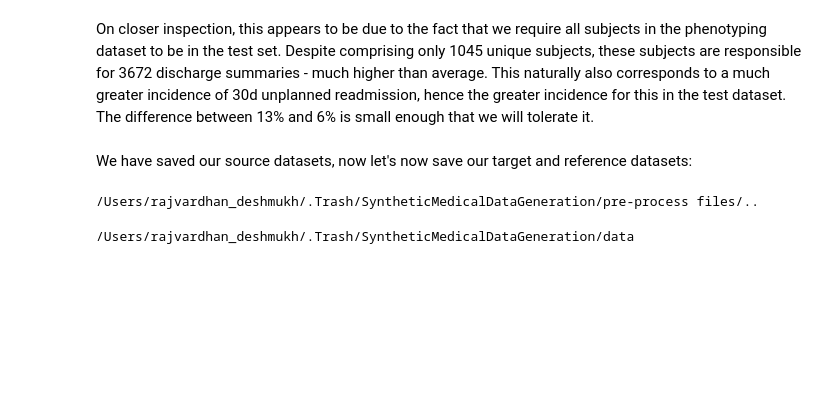
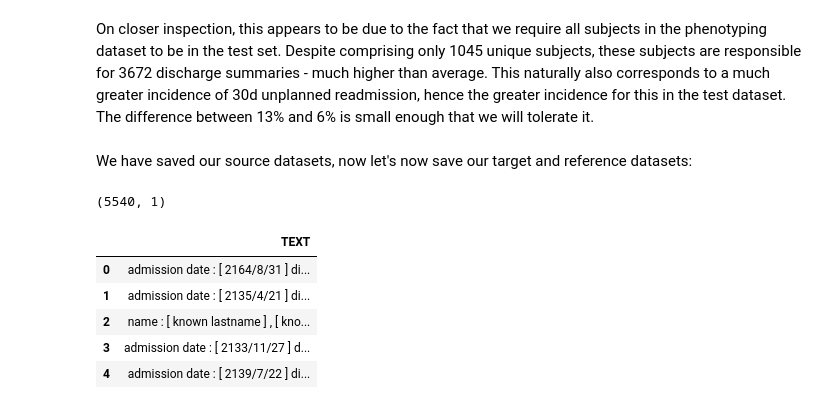
Before and after one commit to nehalb123/SyntheticMedicalDataGeneration, a Jupyter notebook: pre-process files/03_preprocess_discharge_summaries.ipynb, the cells around one changed output. Cells and saved outputs as stored; diff of their text form; code cells hidden in the pictures; blank space fills up the shorter version.

```diff
--- a/pre-process files/03_preprocess_discharge_summaries.ipynb
+++ b/pre-process files/03_preprocess_discharge_summaries.ipynb
@@ -916,12 +955,20 @@ We have saved our source datasets, now let's now save our target and reference d
 # %%
 # create target files
 
-tgt_train = pd.DataFrame(src_train, columns = ["text"])
-tgt_val = pd.DataFrame(src_val, columns = ["text"])
-tgt_test = pd.DataFrame(src_test, columns = ["text"])
+tgt_train = pd.DataFrame(src_train, columns = ["TEXT"])
+tgt_val = pd.DataFrame(src_val, columns = ["TEXT"])
+tgt_test = pd.DataFrame(src_test, columns = ["TEXT"])
 
 print(tgt_test.shape)
 tgt_test.head()
+# %% [output]
+(5540, 1)
+|  | TEXT |
+| 0 | admission date : [ 2164/8/31 ] di... |
+| 1 | admission date : [ 2135/4/21 ] di... |
+| 2 | name : [ known lastname ] , [ kno... |
+| 3 | admission date : [ 2133/11/27 ] d... |
+| 4 | admission date : [ 2139/7/22 ] di... |
 # %%
 # save target files to disk
 
@@ -941,11 +985,0 @@ tria=open("trial.txt", "w+")
-# %%
-from pathlib import Path
-path = Path("../data")
-print(path.parent.absolute())
-# %% [output]
-/Users/rajvardhan_deshmukh/.Trash/SyntheticMedicalDataGeneration/pre-process files/..
-# %%
-import os
-print(os.path.abspath(os.path.join("../data/file.txt", os.pardir)))
-# %% [output]
-/Users/rajvardhan_deshmukh/.Trash/SyntheticMedicalDataGeneration/data
```
Also changed, not shown: parts of 23 cells of this notebook, 1 other file.
